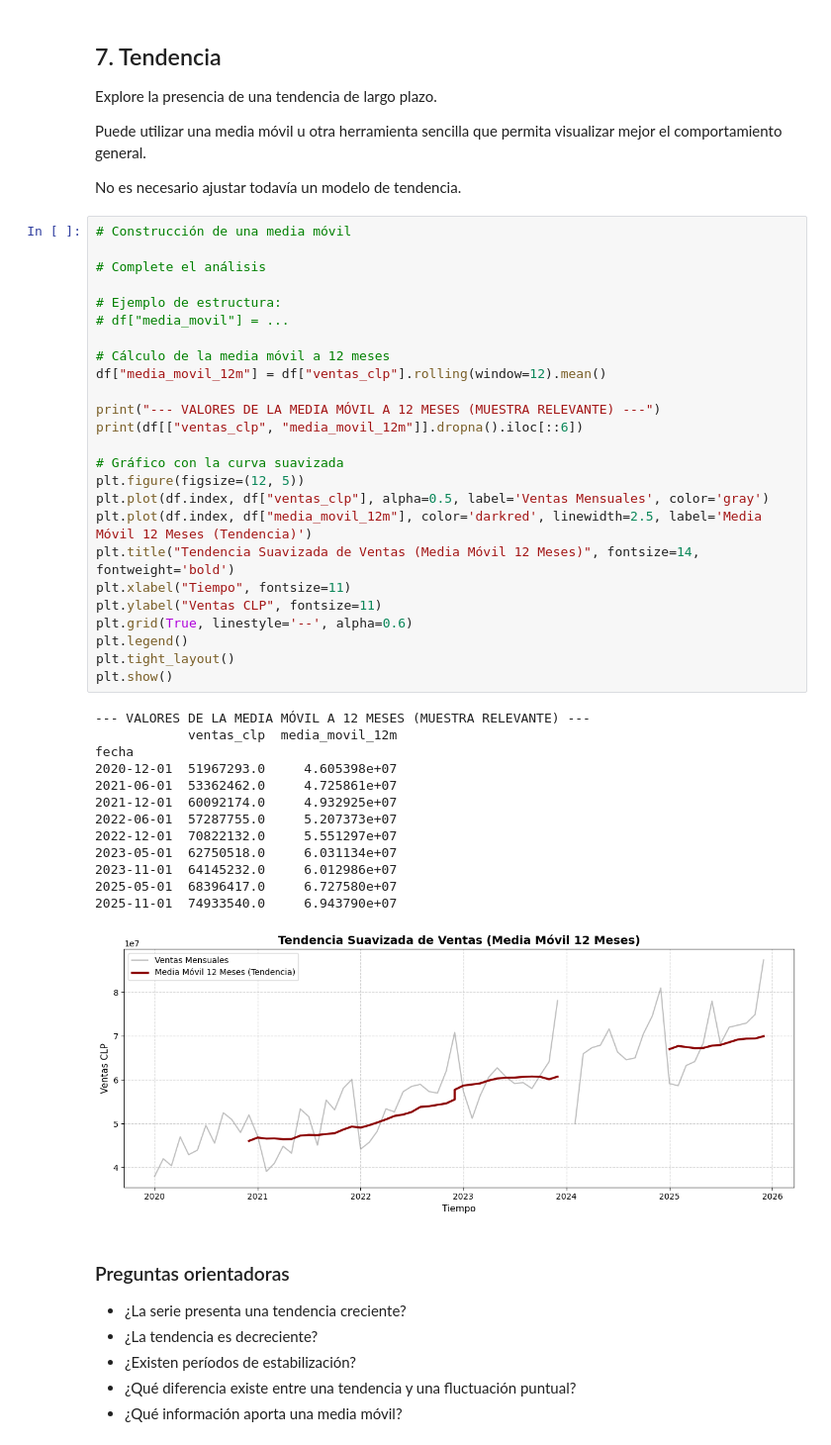
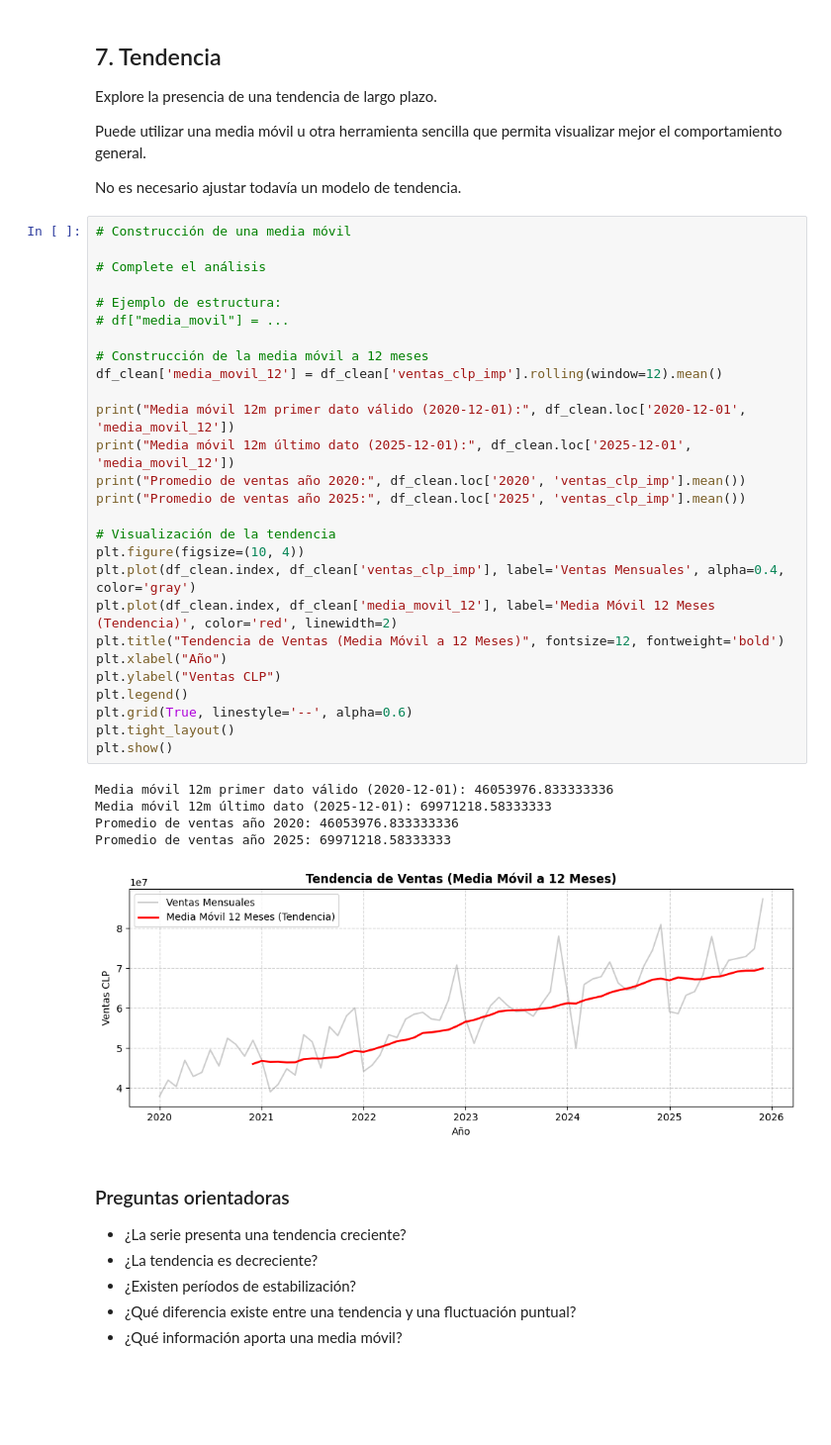
Before and after one commit to fernandouribeu/analisis_datos, a Jupyter notebook: Laboratorio_04_Series_Temporales.ipynb, the cells around one changed output. Shown: that part at 99% size. Drawn from its saved outputs; the diff is of its cells as text; blank space fills up the shorter version.

```diff
--- a/Laboratorio_04_Series_Temporales.ipynb
+++ b/Laboratorio_04_Series_Temporales.ipynb
@@ -391,42 +474,36 @@ No es necesario ajustar todavía un modelo de tendencia.
 # %%
 # Construcción de una media móvil
 
 # Complete el análisis
 
 # Ejemplo de estructura:
 # df["media_movil"] = ...
 
-# Cálculo de la media móvil a 12 meses
-df["media_movil_12m"] = df["ventas_clp"].rolling(window=12).mean()
+# Construcción de la media móvil a 12 meses
+df_clean['media_movil_12'] = df_clean['ventas_clp_imp'].rolling(window=12).mean()
 
-print("--- VALORES DE LA MEDIA MÓVIL A 12 MESES (MUESTRA RELEVANTE) ---")
-print(df[["ventas_clp", "media_movil_12m"]].dropna().iloc[::6])
+print("Media móvil 12m primer dato válido (2020-12-01):", df_clean.loc['2020-12-01', 'media_movil_12'])
+print("Media móvil 12m último dato (2025-12-01):", df_clean.loc['2025-12-01', 'media_movil_12'])
+print("Promedio de ventas año 2020:", df_clean.loc['2020', 'ventas_clp_imp'].mean())
+print("Promedio de ventas año 2025:", df_clean.loc['2025', 'ventas_clp_imp'].mean())
 
-# Gráfico con la curva suavizada
-plt.figure(figsize=(12, 5))
-plt.plot(df.index, df["ventas_clp"], alpha=0.5, label='Ventas Mensuales', color='gray')
-plt.plot(df.index, df["media_movil_12m"], color='darkred', linewidth=2.5, label='Media Móvil 12 Meses (Tendencia)')
-plt.title("Tendencia Suavizada de Ventas (Media Móvil 12 Meses)", fontsize=14, fontweight='bold')
-plt.xlabel("Tiempo", fontsize=11)
-plt.ylabel("Ventas CLP", fontsize=11)
+# Visualización de la tendencia
+plt.figure(figsize=(10, 4))
+plt.plot(df_clean.index, df_clean['ventas_clp_imp'], label='Ventas Mensuales', alpha=0.4, color='gray')
+plt.plot(df_clean.index, df_clean['media_movil_12'], label='Media Móvil 12 Meses (Tendencia)', color='red', linewidth=2)
+plt.title("Tendencia de Ventas (Media Móvil a 12 Meses)", fontsize=12, fontweight='bold')
+plt.xlabel("Año")
+plt.ylabel("Ventas CLP")
+plt.legend()
 plt.grid(True, linestyle='--', alpha=0.6)
-plt.legend()
 plt.tight_layout()
 plt.show()
 # %% [output]
---- VALORES DE LA MEDIA MÓVIL A 12 MESES (MUESTRA RELEVANTE) ---
-            ventas_clp  media_movil_12m
-fecha
-2020-12-01  51967293.0     4.605398e+07
-2021-06-01  53362462.0     4.725861e+07
-2021-12-01  60092174.0     4.932925e+07
-2022-06-01  57287755.0     5.207373e+07
-2022-12-01  70822132.0     5.551297e+07
-2023-05-01  62750518.0     6.031134e+07
-2023-11-01  64145232.0     6.012986e+07
-2025-05-01  68396417.0     6.727580e+07
-2025-11-01  74933540.0     6.943790e+07
+Media móvil 12m primer dato válido (2020-12-01): 46053976.833333336
+Media móvil 12m último dato (2025-12-01): 69971218.58333333
+Promedio de ventas año 2020: 46053976.833333336
+Promedio de ventas año 2025: 69971218.58333333
-[figure, old version]
+[figure, new version]
 # %% [markdown]
 ### Preguntas orientadoras
 
```
Also changed, not shown: parts of 43 cells of this notebook.
